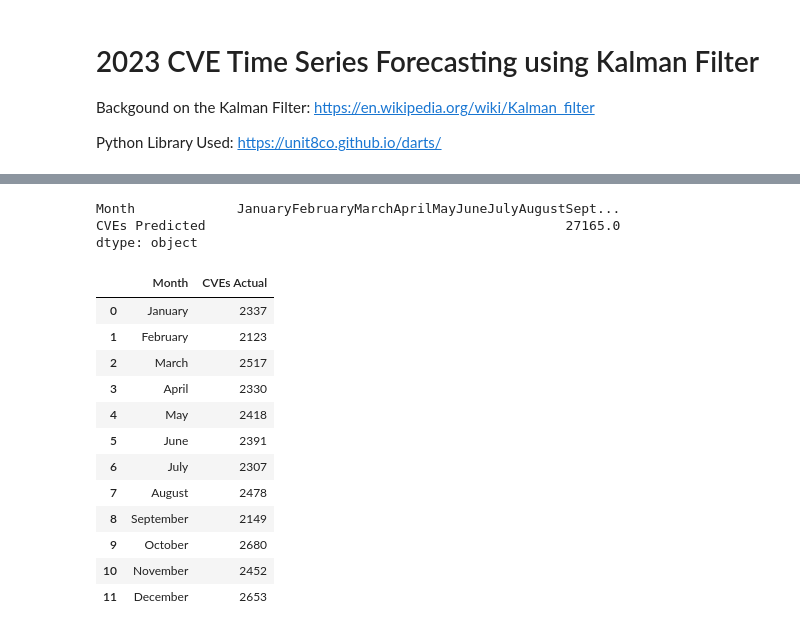
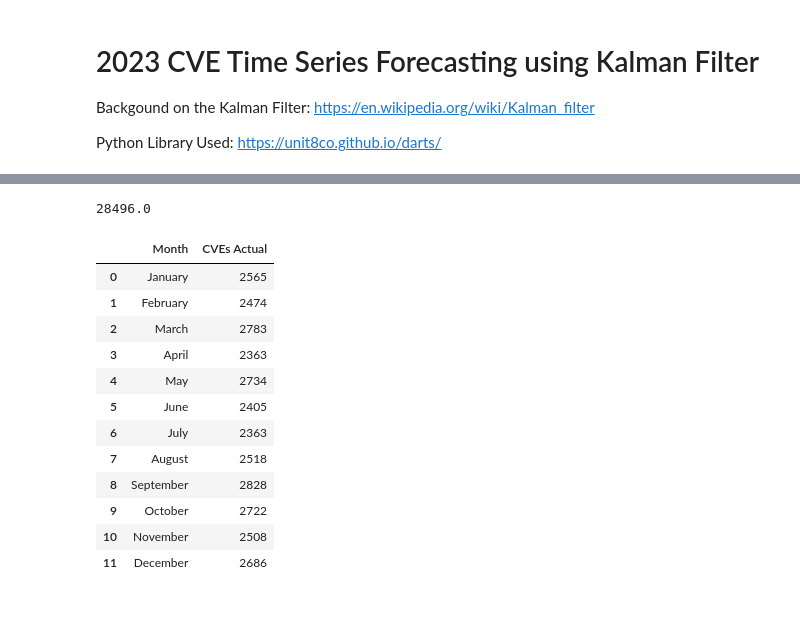
Before and after one commit to jgamblin/KalmanCVE, a Jupyter notebook: Kalman_2023.ipynb, the cells around one changed output, grey strips where cells are left out. Saved outputs shown, nothing was run; the diff lists cells and outputs as text; code cells hidden in the pictures.

```diff
--- a/Kalman_2023.ipynb
+++ b/Kalman_2023.ipynb
@@ -227,30 +209,28 @@ You are transforming a stochastic TimeSeries (i.e., contains several samples). T
 # %%
-darts_monthly.sum()
+darts_monthly['CVEs Predicted'].sum()
 # %% [output]
-Month             JanuaryFebruaryMarchAprilMayJuneJulyAugustSept...
-CVEs Predicted                                              27165.0
-dtype: object
+28496.0
 # %%
-monthly_2023 = nvd_2023['Published'].groupby(nvd_2023.Published.dt.to_period("M")).agg('count')
-monthly_cves_2023 = pd.DataFrame(monthly_2023)
-monthly_cves_2023.columns = ['Count']
-monthly_cves_2023 = monthly_cves_2023.reset_index()
-monthly_cves_2023 = monthly_cves_2023.rename(columns={"Published" : "Month" ,"Count": "CVEs Actual"})
-monthly_cves_2023['Month'] = monthly_cves_2023['Month'].astype(str)
-monthly_cves_2023['Month'] = pd.to_datetime(monthly_cves_2023['Month'])
-monthly_cves_2023['Month'] = monthly_cves_2023['Month'].dt.month_name()
-monthly_cves_2023
+monthly_2024 = nvd_2024['Published'].groupby(nvd_2024.Published.dt.to_period("M")).agg('count')
+monthly_cves_2024 = pd.DataFrame(monthly_2024)
+monthly_cves_2024.columns = ['Count']
+monthly_cves_2024 = monthly_cves_2024.reset_index()
+monthly_cves_2024 = monthly_cves_2024.rename(columns={"Published" : "Month" ,"Count": "CVEs Actual"})
+monthly_cves_2024['Month'] = monthly_cves_2024['Month'].astype(str)
+monthly_cves_2024['Month'] = pd.to_datetime(monthly_cves_2024['Month'])
+monthly_cves_2024['Month'] = monthly_cves_2024['Month'].dt.month_name()
+monthly_cves_2024
 # %% [output]
 |  | Month | CVEs Actual |
-| 0 | January | 2337 |
-| 1 | February | 2123 |
-| 2 | March | 2517 |
-| 3 | April | 2330 |
-| 4 | May | 2418 |
-| 5 | June | 2391 |
-| 6 | July | 2307 |
-| 7 | August | 2478 |
-| 8 | September | 2149 |
-| 9 | October | 2680 |
-| 10 | November | 2452 |
-| 11 | December | 2653 |
+| 0 | January | 2565 |
+| 1 | February | 2474 |
+| 2 | March | 2783 |
+| 3 | April | 2363 |
+| 4 | May | 2734 |
+| 5 | June | 2405 |
+| 6 | July | 2363 |
+| 7 | August | 2518 |
+| 8 | September | 2828 |
+| 9 | October | 2722 |
+| 10 | November | 2508 |
+| 11 | December | 2686 |
```
Also changed, not shown: parts of 12 cells of this notebook, 1 other file.
